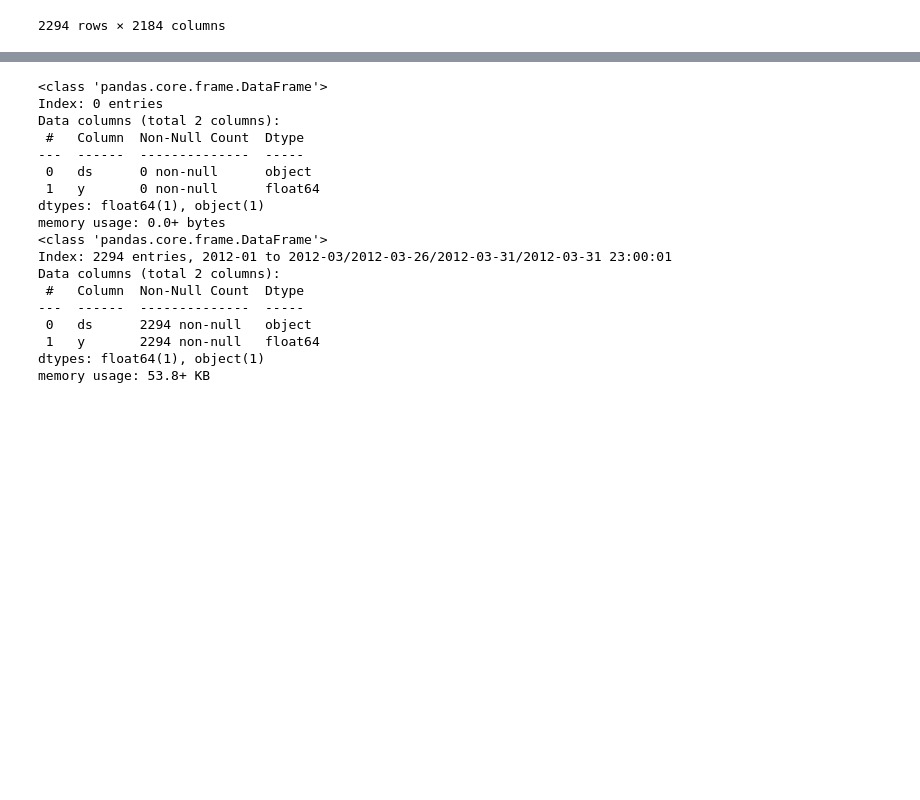
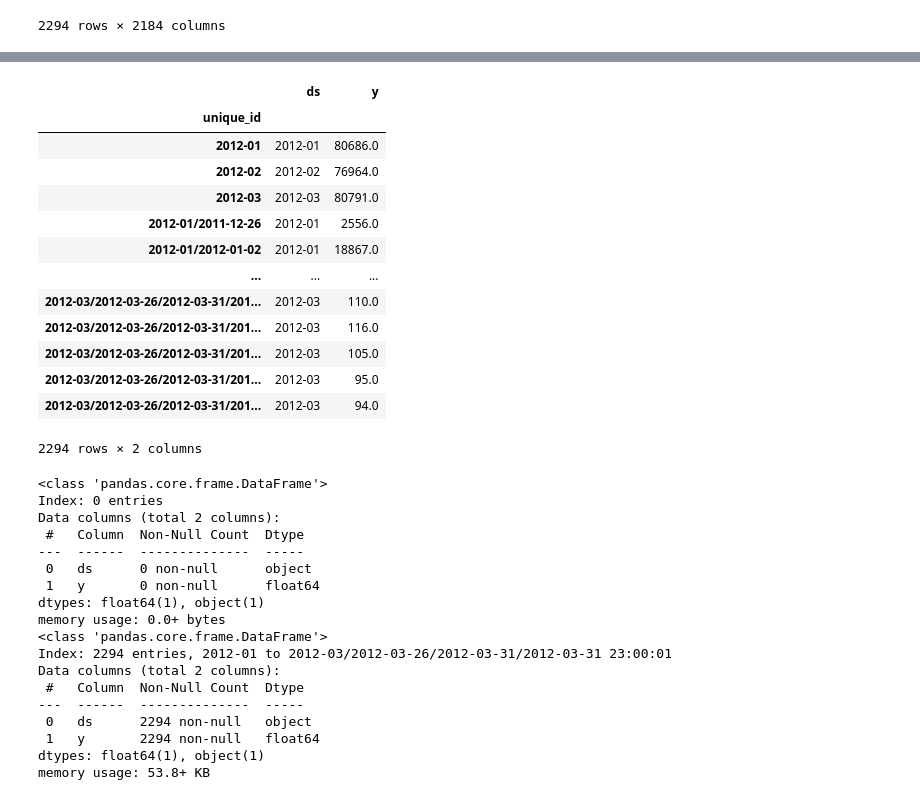
Before and after one commit to elineii/TimeSeriesMasters2023, a Jupyter notebook: experiments/Hierarchical_series_zuikova.ipynb, the cells around one changed output, grey strips where cells are left out. Drawn from its saved outputs; the diff is of its cells as text; code cells hidden in the pictures; blank space fills up the shorter version.

```diff
--- a/experiments/Hierarchical_series_zuikova.ipynb
+++ b/experiments/Hierarchical_series_zuikova.ipynb
@@ -505,3 +521,20 @@ FH = 2  # Forecast Horizon
+# %%
+Y_test_df
+# %% [output]
+|  | ds | y |
+| unique_id |  |  |
+| 2012-01 | 2012-01 | 80686.0 |
+| 2012-02 | 2012-02 | 76964.0 |
+| 2012-03 | 2012-03 | 80791.0 |
+| 2012-01/2011-12-26 | 2012-01 | 2556.0 |
+| 2012-01/2012-01-02 | 2012-01 | 18867.0 |
+| ... | ... | ... |
+| 2012-03/2012-03-26/2012-03-31/201... | 2012-03 | 110.0 |
+| 2012-03/2012-03-26/2012-03-31/201... | 2012-03 | 116.0 |
+| 2012-03/2012-03-26/2012-03-31/201... | 2012-03 | 105.0 |
+| 2012-03/2012-03-26/2012-03-31/201... | 2012-03 | 95.0 |
+| 2012-03/2012-03-26/2012-03-31/201... | 2012-03 | 94.0 |
+2294 rows × 2 columns
 # %%
 # Split train/test sets
 Y_test_df  = Y_hier_df.groupby('unique_id').tail(FH)
```
Also changed, not shown: parts of 16 cells of this notebook.
